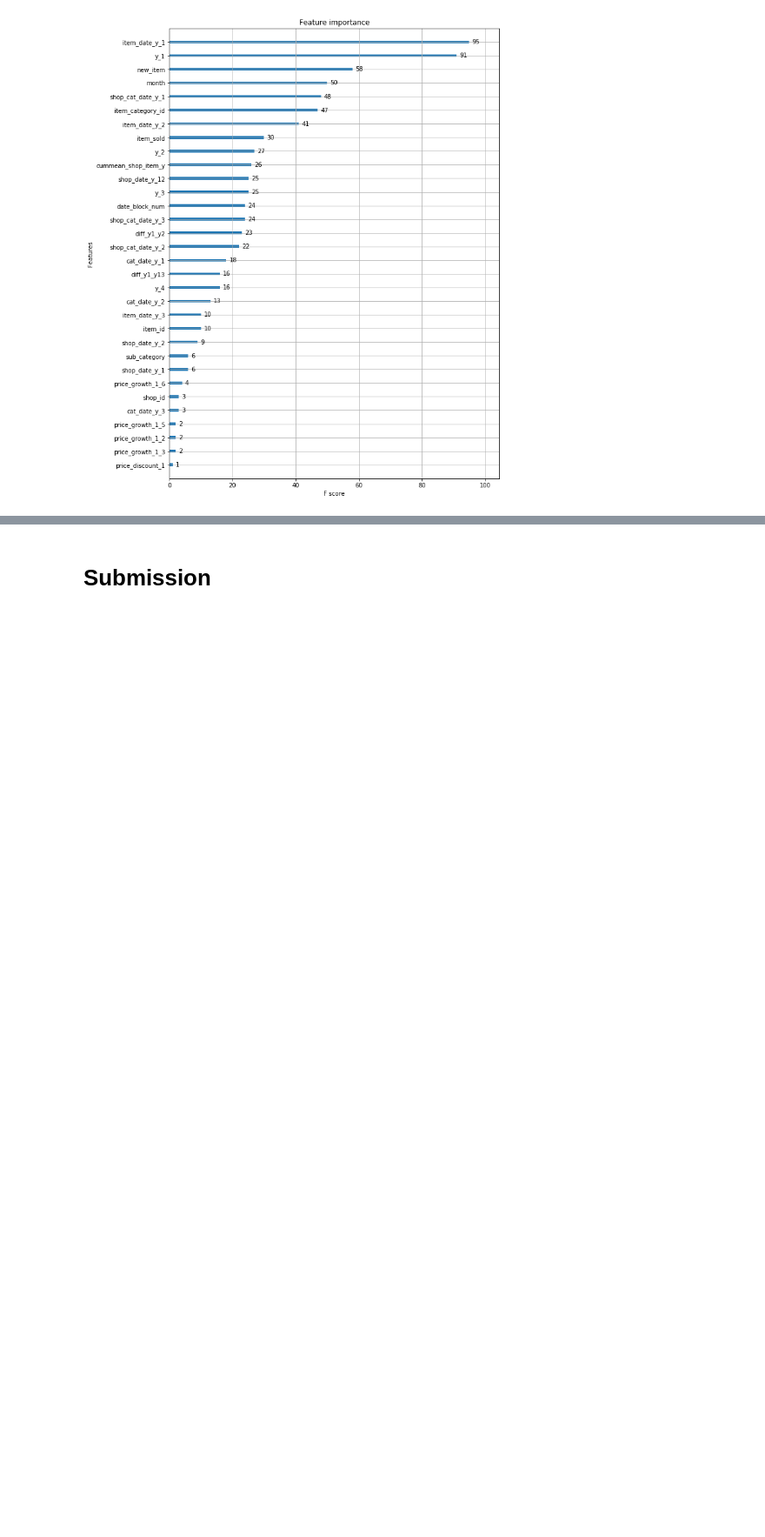
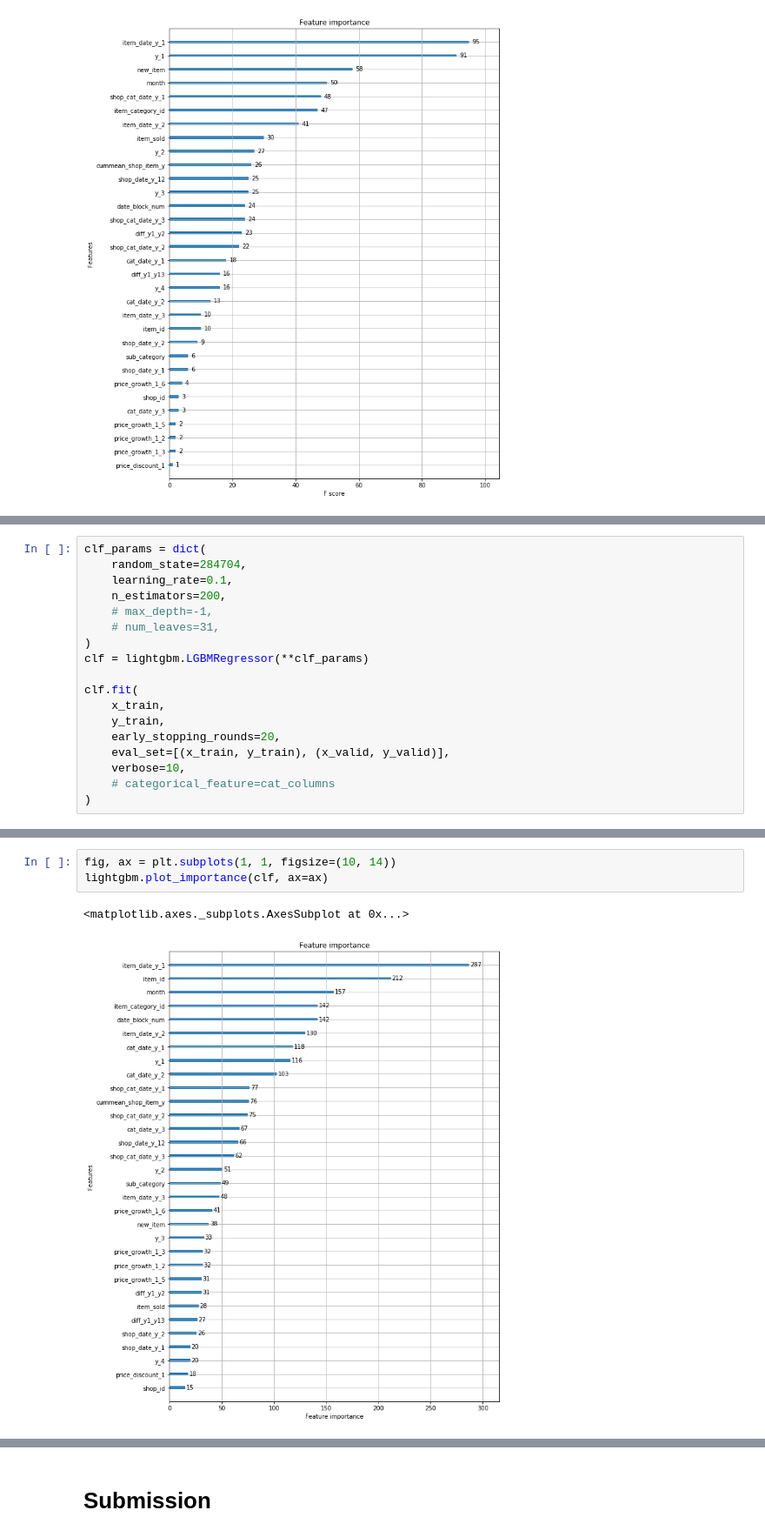
Before and after one commit to WLM1ke/How_to_Win_Kagglers, a Jupyter notebook: solution/0.6 - best.ipynb, the cells around one changed output, grey strips where cells are left out. Shown: that part at 87% size. Drawn from its saved outputs; the diff is of its cells as text; blank space fills up the shorter version.

Commit message:
Предварительная версия с lightgbm

```diff
--- a/solution/0.6 - best.ipynb
+++ b/solution/0.6 - best.ipynb
@@ -630,0 +706,18 @@ Public Leaderboard (base params) - base: 0.95460
+# %%
+clf_params = dict(
+    random_state=284704,
+    learning_rate=0.1,
+    n_estimators=200,
+    # max_depth=-1,
+    # num_leaves=31,
+)
+clf = lightgbm.LGBMRegressor(**clf_params)
+
+clf.fit(
+    x_train,
+    y_train,
+    early_stopping_rounds=20,
+    eval_set=[(x_train, y_train), (x_valid, y_valid)],
+    verbose=10,
+    # categorical_feature=cat_columns
+)
@@ -630,0 +743,6 @@ Public Leaderboard (base params) - base: 0.95460
+# %%
+fig, ax = plt.subplots(1, 1, figsize=(10, 14))
+lightgbm.plot_importance(clf, ax=ax)
+# %% [output]
+<matplotlib.axes._subplots.AxesSubplot at 0x...>
+[figure, added]
```
Also changed, not shown: parts of 16 cells of this notebook, 1 other file.
